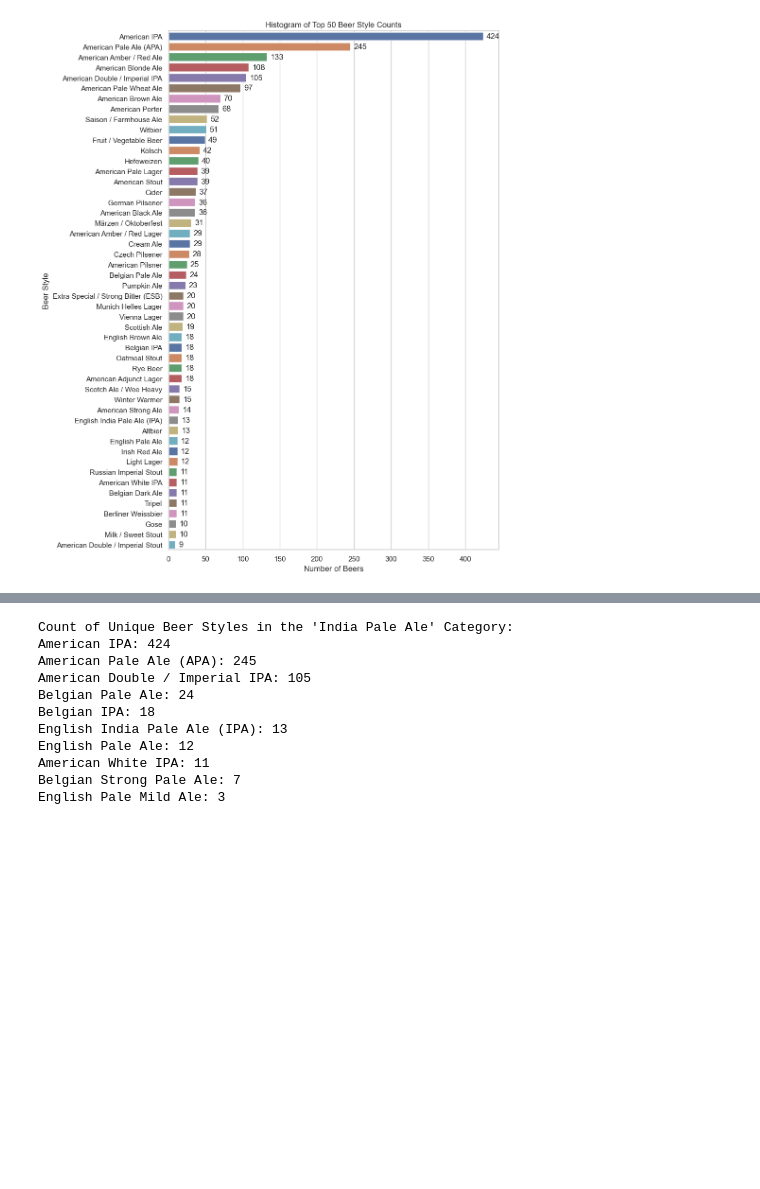
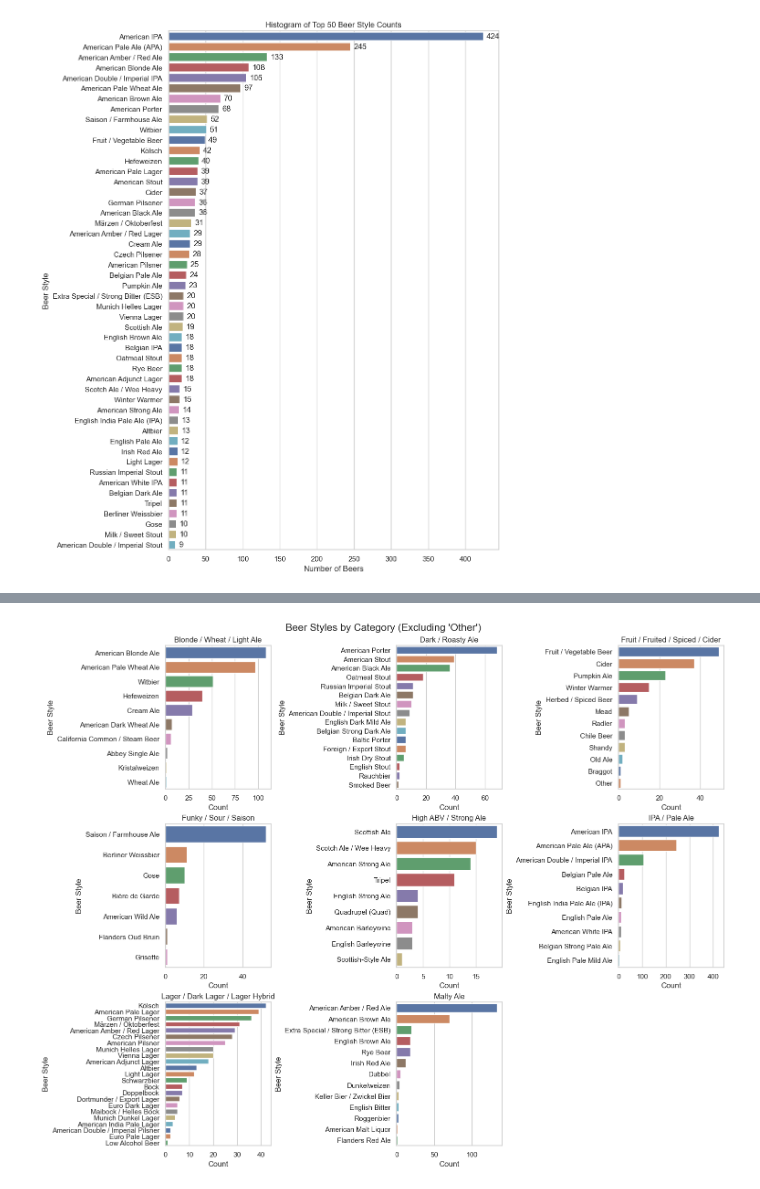
Before and after one commit to DapperKapper/Portfolio, a Jupyter notebook: BeerandBreweryExercise/BeerAnalysis.ipynb, the cells around one changed output, grey strips where cells are left out. Cells and saved outputs as stored; diff of their text form; code cells hidden in the pictures; blank space fills up the shorter version.

```diff
--- a/BeerandBreweryExercise/BeerAnalysis.ipynb
+++ b/BeerandBreweryExercise/BeerAnalysis.ipynb
@@ -369,23 +397,0 @@ plot_beer_categories(beer_category_counts)
-# %%
-# Filter the DataFrame for the 'India Pale Ale' category
-ipas = df[df['Beer Category'] == 'Pale Ale']
-
-# Get the counts of each unique beer style in the 'India Pale Ale' category
-unique_ipas_counts = ipas['Beer Style'].value_counts()
-
-# Print the counts of unique beer styles in the 'India Pale Ale' category
-print("Count of Unique Beer Styles in the 'India Pale Ale' Category:")
-for style, count in unique_ipas_counts.items():
-    print(f"{style}: {count}")
-# %% [output]
-Count of Unique Beer Styles in the 'India Pale Ale' Category:
-American IPA: 424
-American Pale Ale (APA): 245
-American Double / Imperial IPA: 105
-Belgian Pale Ale: 24
-Belgian IPA: 18
-English India Pale Ale (IPA): 13
-English Pale Ale: 12
-American White IPA: 11
-Belgian Strong Pale Ale: 7
-English Pale Mild Ale: 3
@@ -439,0 +398,38 @@ fig.show()
+# %%
+# Count beer styles within each category
+beer_style_counts = df.groupby(['Beer Category', 'Beer Style']).size().reset_index(name='Count')
+
+# Calculate total count of beers for each category
+category_totals = beer_style_counts.groupby('Beer Category')['Count'].sum().sort_values(ascending=False)
+
+# Sort the beer_style_counts based on the total count of beers per category
+sorted_data = beer_style_counts.set_index('Beer Category').loc[category_totals.index].reset_index()
+
+# Set up the grid size based on the number of unique categories
+n_categories = sorted_data['Beer Category'].nunique()
+n_cols = 3  # Number of columns in the grid
+n_rows = (n_categories // n_cols) + (n_categories % n_cols > 0)
+
+# Set up the figure with subplots
+fig, axes = plt.subplots(n_rows, n_cols, figsize=(15, n_rows * 4), constrained_layout=True)
+axes = axes.flatten()
+
+# Plot each Beer Category in its own subplot
+for i, (category, group) in enumerate(sorted_data.groupby('Beer Category')):
+    # Sort styles within each category by count in descending order
+    group = group.sort_values('Count', ascending=False)
+    ax = axes[i]
+    sns.barplot(data=group, x='Count', y='Beer Style', ax=ax, palette="deep")
+    ax.set_title(category)
+    ax.set_xlabel("Count")
+    ax.set_ylabel("Beer Style")
+
+# Hide any unused subplots if the grid is larger than the number of categories
+for j in range(i + 1, len(axes)):
+    axes[j].axis('off')
+
+# Display the grid of bar charts
+plt.suptitle("Beer Styles by Category (Excluding 'Other')", fontsize=16)
+plt.show()
+# %% [output]
+[figure, added]
```
Also changed, not shown: parts of 10 cells of this notebook.
